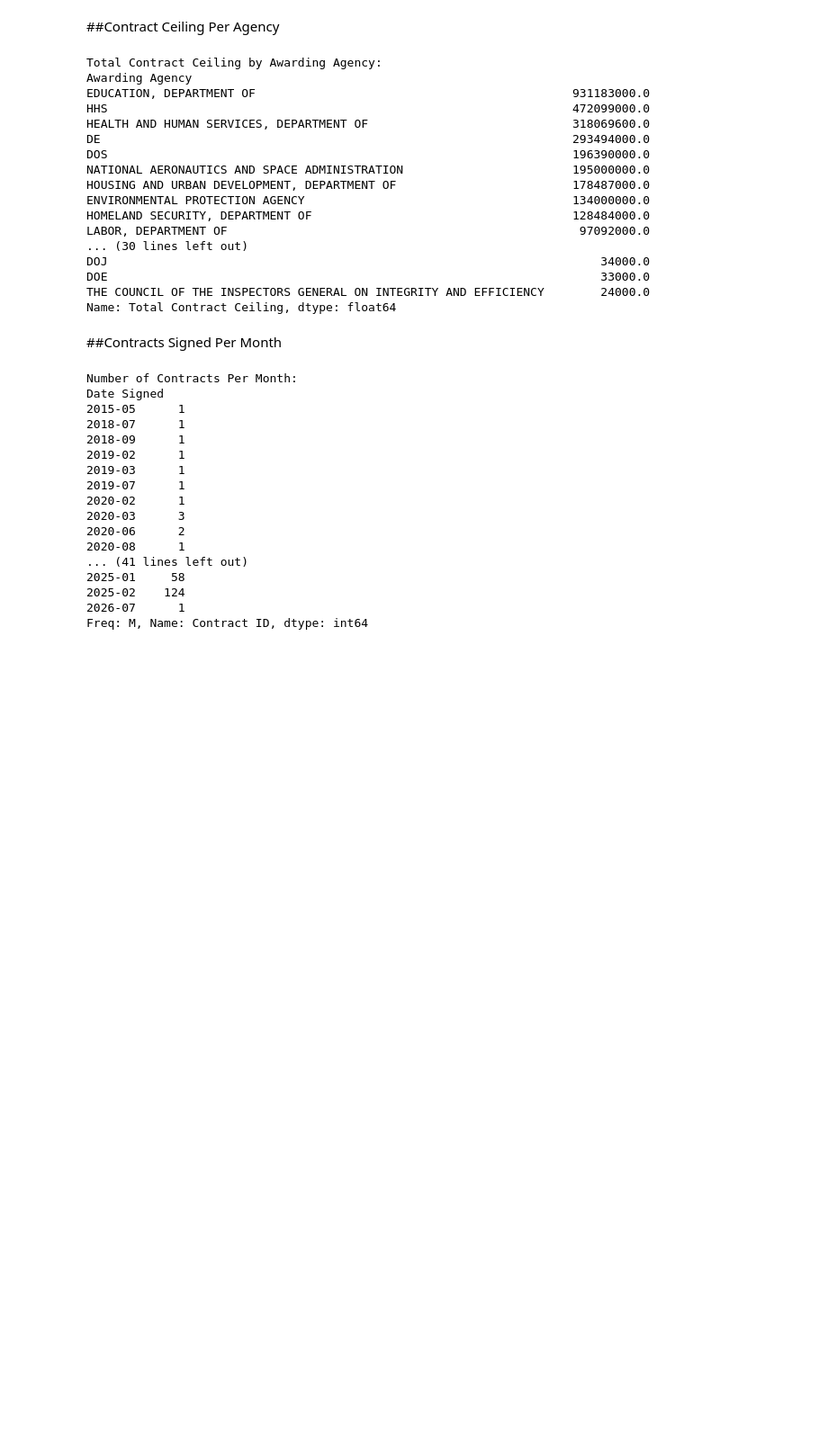
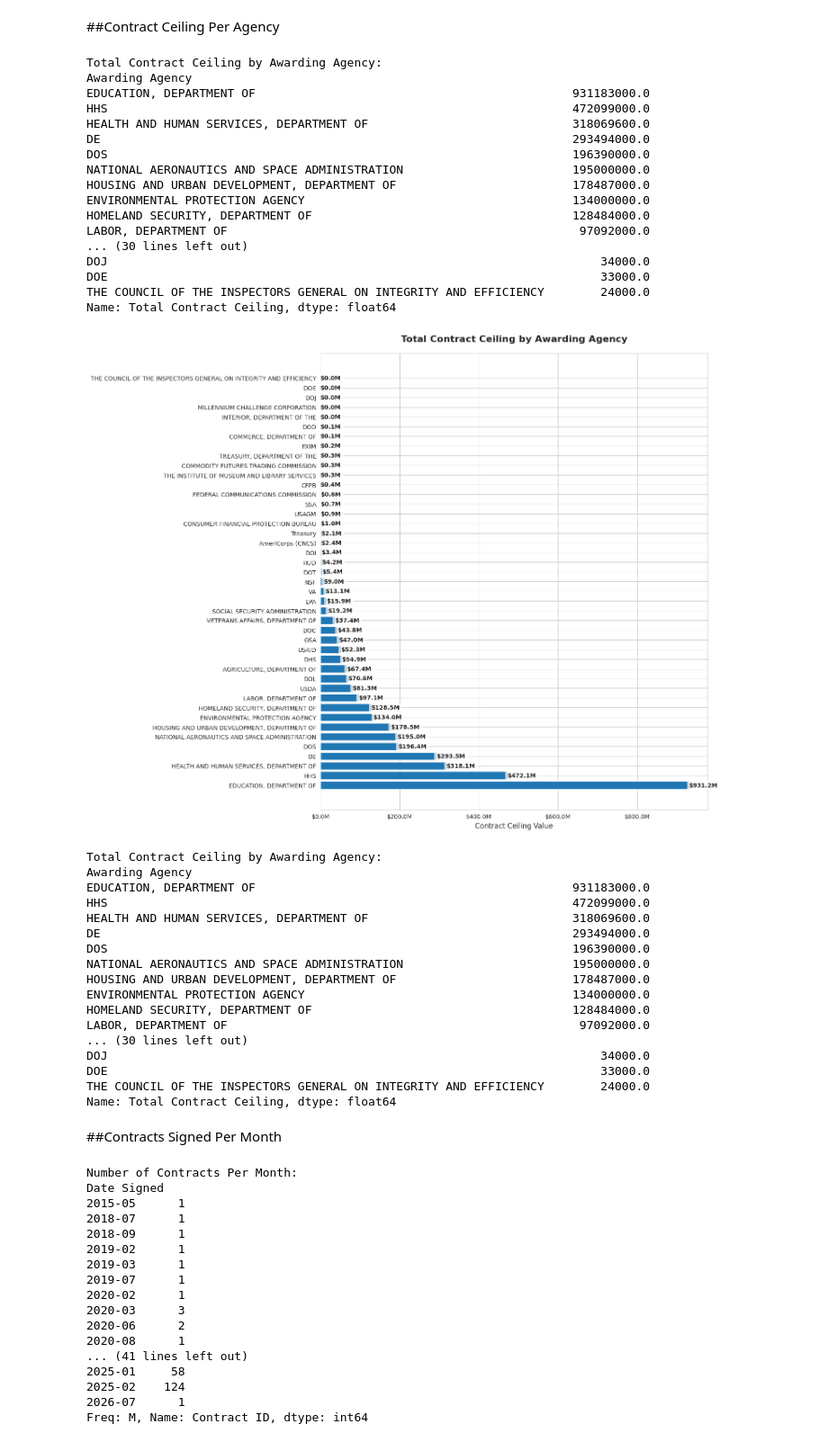
Before and after one commit to rpl23/DOGE_Contracts, a Jupyter notebook: DOGE_Contracts_Analysis.ipynb, the cells around one changed output. Shown at 90% size. Cells and saved outputs as stored; diff of their text form; code cells hidden in the pictures; blank space fills up the shorter version.

```diff
--- a/DOGE_Contracts_Analysis.ipynb
+++ b/DOGE_Contracts_Analysis.ipynb
@@ -144,6 +146,79 @@ DOJ                                                                      34000.0
 DOE                                                                      33000.0
 THE COUNCIL OF THE INSPECTORS GENERAL ON INTEGRITY AND EFFICIENCY        24000.0
 Name: Total Contract Ceiling, dtype: float64
+# %%
+import pandas as pd
+import matplotlib.pyplot as plt
+import seaborn as sns
+
+# Assuming you have your DataFrame 'df' already loaded
+# Calculate agency totals
+agency_totals = df.groupby('Awarding Agency')['Total Contract Ceiling'].sum().sort_values(ascending=False)
+
+# Format values to billions/millions
+def format_value(x):
+    if x >= 1e9:
+        return f'${x/1e9:.1f}B'
+    else:
+        return f'${x/1e6:.1f}M'
+
+# Create the visualization
+plt.figure(figsize=(15, 12))
+sns.set_style("whitegrid")
+
+# Create horizontal bar plot
+bars = plt.barh(y=agency_totals.index, width=agency_totals.values)
+
+# Customize the plot
+plt.title('Total Contract Ceiling by Awarding Agency', pad=20, size=16, fontweight='bold')
+plt.xlabel('Contract Ceiling Value', size=12)
+
+# Format x-axis labels
+current_values = plt.gca().get_xticks()
+plt.gca().set_xticklabels([format_value(x) for x in current_values])
+
+# Add value labels on the bars
+for i, bar in enumerate(bars):
+    width = bar.get_width()
+    plt.text(width, bar.get_y() + bar.get_height()/2,
+             format_value(width),
+             ha='left', va='center', fontweight='bold',
+             bbox=dict(facecolor='white', edgecolor='none', alpha=0.7))
+
+# Rotate y-axis labels for better readability
+plt.gca().set_yticklabels(agency_totals.index, fontsize=10)
+
+# Adjust layout for better readability
+plt.tight_layout()
+
+# Optional: Save the plot
+plt.savefig('agency_contract_ceilings.png', dpi=300, bbox_inches='tight')
+
+# Display the plot
+plt.show()
+
+# Print the numerical values (as in your original code)
+print("\nTotal Contract Ceiling by Awarding Agency:")
+print(agency_totals)
+# %% [output]
+[figure, added]
+Total Contract Ceiling by Awarding Agency:
+Awarding Agency
+EDUCATION, DEPARTMENT OF                                             931183000.0
+HHS                                                                  472099000.0
+HEALTH AND HUMAN SERVICES, DEPARTMENT OF                             318069600.0
+DE                                                                   293494000.0
+DOS                                                                  196390000.0
+NATIONAL AERONAUTICS AND SPACE ADMINISTRATION                        195000000.0
+HOUSING AND URBAN DEVELOPMENT, DEPARTMENT OF                         178487000.0
+ENVIRONMENTAL PROTECTION AGENCY                                      134000000.0
+HOMELAND SECURITY, DEPARTMENT OF                                     128484000.0
+LABOR, DEPARTMENT OF                                                  97092000.0
+... (30 lines left out)
+DOJ                                                                      34000.0
+DOE                                                                      33000.0
+THE COUNCIL OF THE INSPECTORS GENERAL ON INTEGRITY AND EFFICIENCY        24000.0
+Name: Total Contract Ceiling, dtype: float64
 # %% [markdown]
 ##Contracts Signed Per Month
 # %%
```
Also changed, not shown: parts of 1 cell of this notebook.
